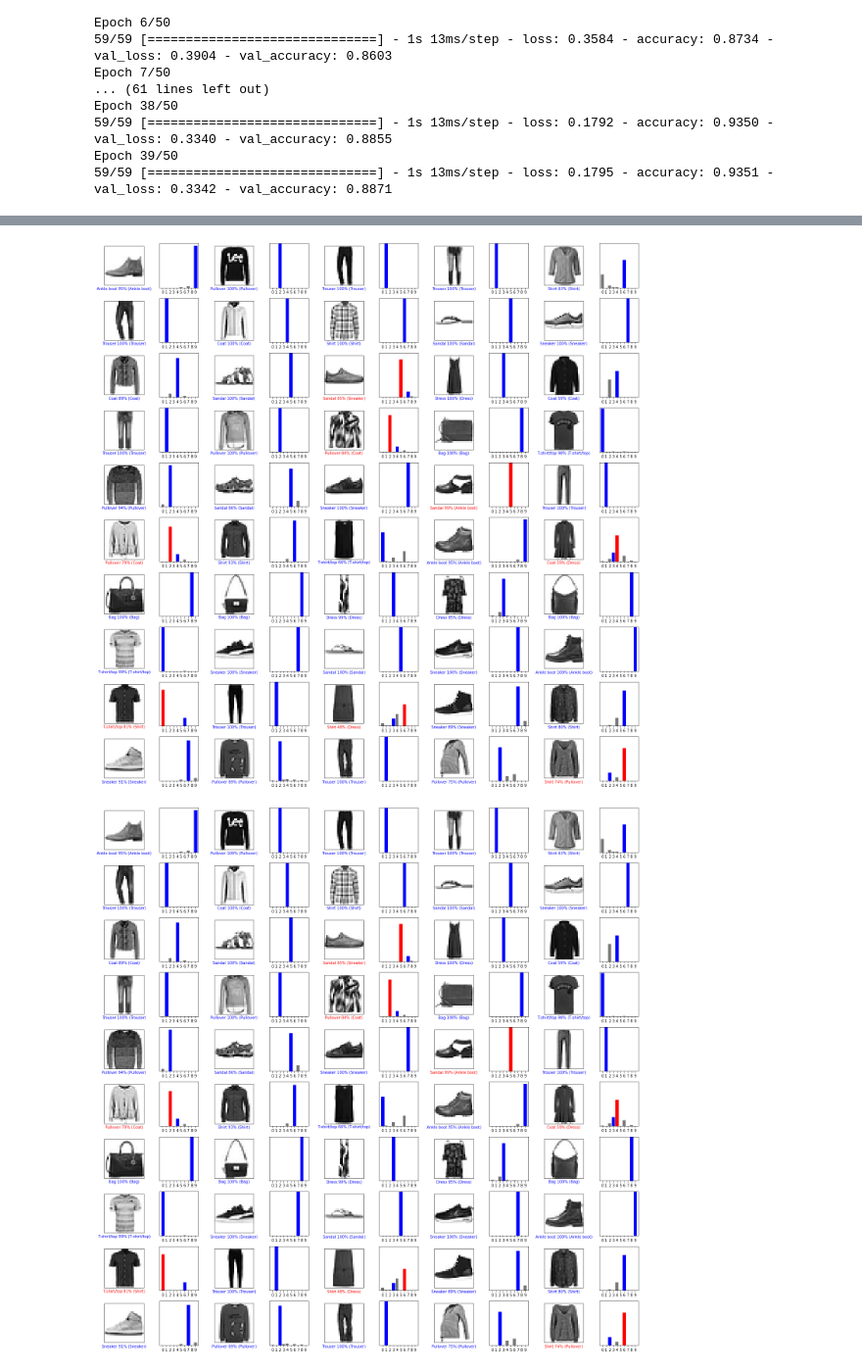
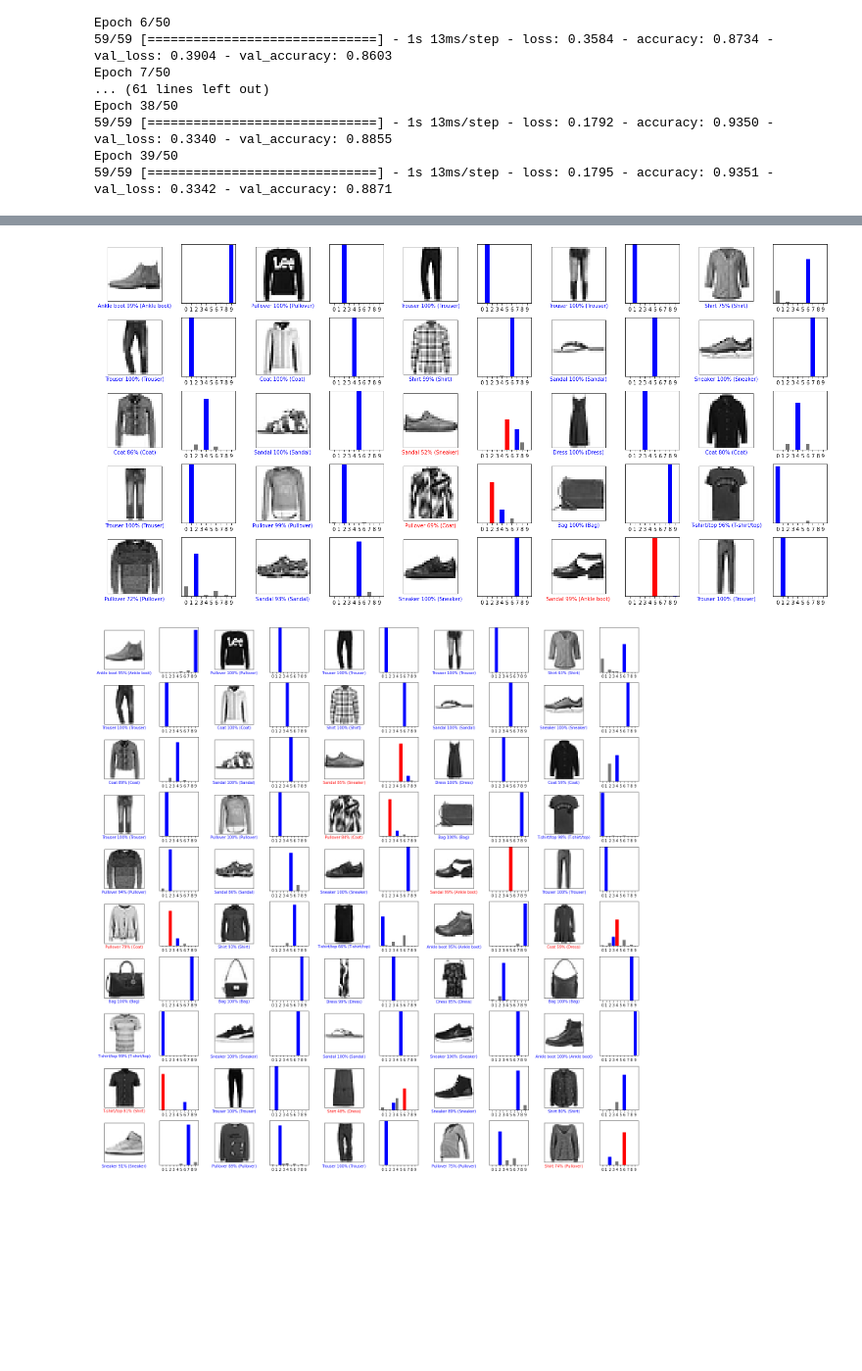
Before and after one commit to lenganhoang/Text-Classification, a Jupyter notebook: Question_of_TF_certi.ipynb, the cells around one changed output, grey strips where cells are left out. Shown at 98% size. Cells and saved outputs as stored; diff of their text form; code cells hidden in the pictures; blank space fills up the shorter version.

```diff
--- a/Question_of_TF_certi.ipynb
+++ b/Question_of_TF_certi.ipynb
@@ -54,3 +66,41 @@ array([0, 1, 2, 3, 4, 5, 6, 7, 8, 9], dtype=uint8)
 # %%
 train_images = train_images / 255.0
 test_images = test_images / 255.0
+# %%
+import tensorflow as tf
+from tensorflow.keras.callbacks import EarlyStopping, ModelCheckpoint
+from tensorflow.keras.layers import Dense, Dropout, Flatten
+from tensorflow.keras.models import Sequential
+callbacks = [
+        EarlyStopping(
+            monitor='val_accuracy',
+            min_delta=1e-4,
+            patience=3,
+            verbose=1
+        ),
+        ModelCheckpoint(
+            filepath='mymodel.h5',
+            monitor='val_accuracy',
+            mode='max',
+            save_best_only=True,
+            save_weights_only=False,
+            verbose=1
+        )
+    ]
+
+model = Sequential()
+model.add(Flatten())
+model.add(Dense(64, activation='relu'))
+model.add(Dropout(0.2))
+model.add(Dense(10, activation='softmax'))
+
+model.compile(loss='sparse_categorical_crossentropy', optimizer='adam', metrics=['accuracy'])
+model.fit(
+        train_images,
+        train_labels,
+        batch_size=128,
+        epochs=20,
+        verbose=1,
+        validation_data=(test_images, test_labels),
+        callbacks=callbacks
+)
@@ -90,7 +194,7 @@ Epoch 10/10
 # %%
 model_2.save('/content/gdrive/MyDrive/TF certi/question2.h5')
 # %%
-predictions = model_2.predict(test_images)
+predictions = model.predict(test_images)
 # %%
 model_2 = tf.keras.Sequential([
     tf.keras.layers.Flatten(input_shape=(28, 28)),
@@ -162,19 +266,19 @@ def plot_value_array(i, predictions_array, true_label):
   thisplot[true_label].set_color('blue')
 # %%
 import matplotlib.pyplot as plt
-num_rows = 10
+num_rows = 5
 num_cols = 5
 num_images = num_rows*num_cols
 plt.figure(figsize=(2*2*num_cols, 2*num_rows))
 for i in range(num_images):
   plt.subplot(num_rows, 2*num_cols, 2*i+1)
   plot_image(i, predictions[i], test_labels, test_images)
   plt.subplot(num_rows, 2*num_cols, 2*i+2)
   plot_value_array(i, predictions[i], test_labels)
 plt.tight_layout()
 plt.show()
 # %% [output]
-[figure, old version]
+[figure, new version]
 # %%
 import matplotlib.pyplot as plt
 num_rows = 10
```
Also changed, not shown: parts of 4 cells of this notebook.
